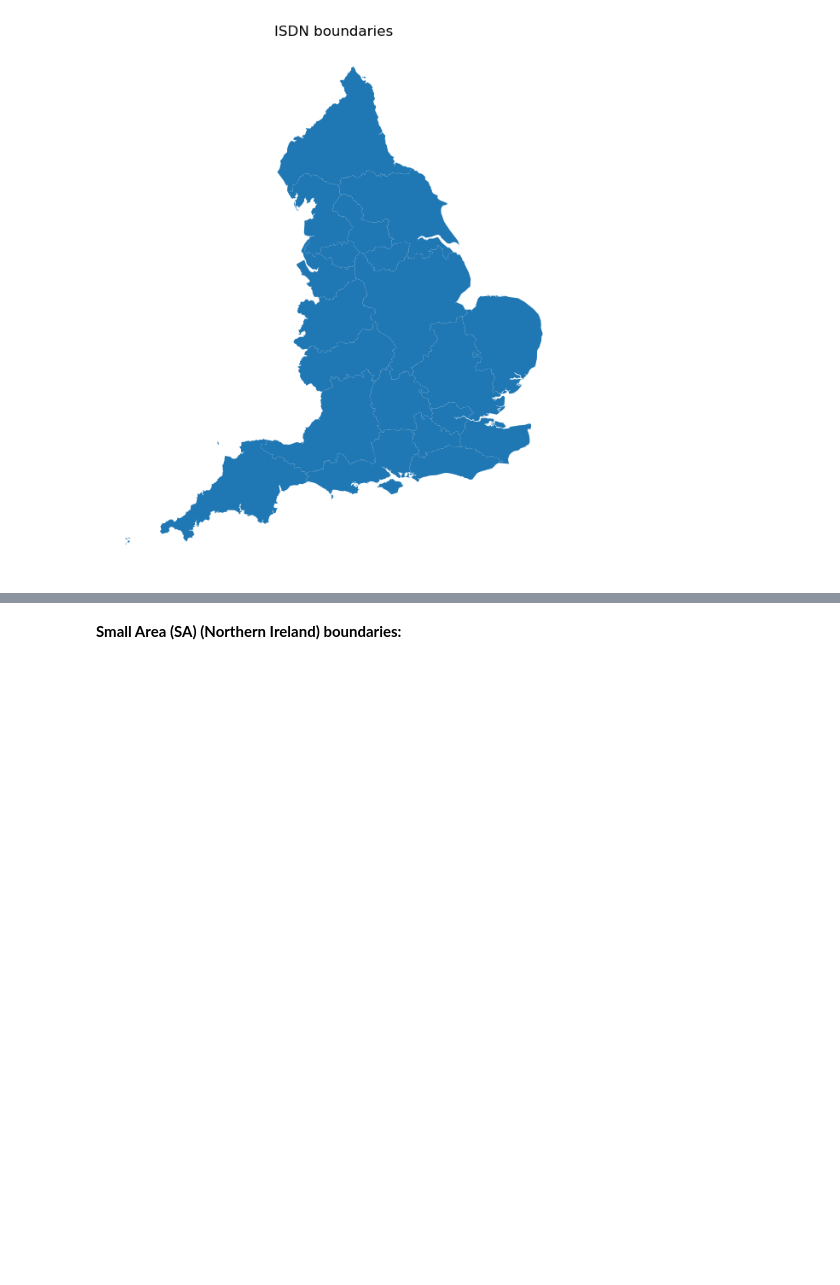
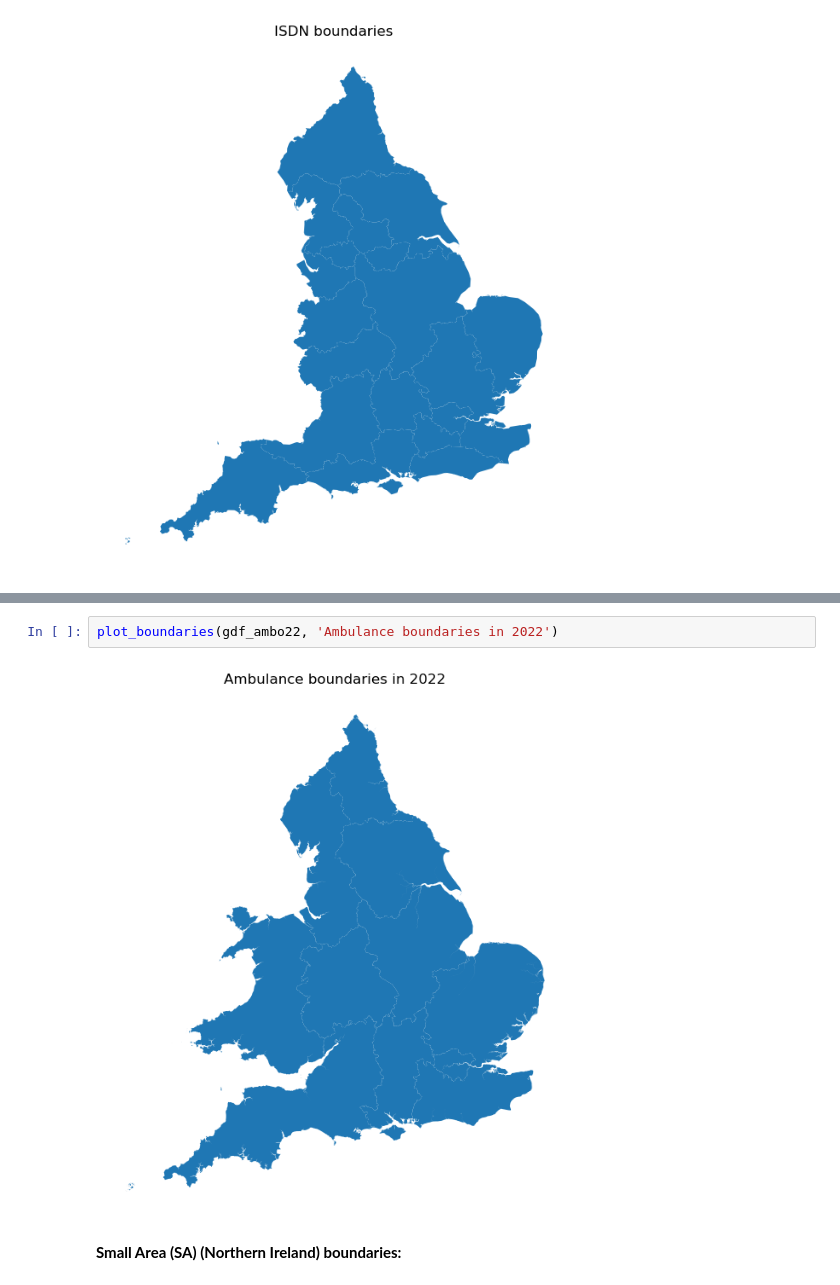
Before and after one commit to stroke-modelling/stroke-maps, a Jupyter notebook: _sources/02_import_data.ipynb, the cells around one changed output, grey strips where cells are left out. Drawn from its saved outputs; the diff is of its cells as text; blank space fills up the shorter version.

```diff
--- a/_sources/02_import_data.ipynb
+++ b/_sources/02_import_data.ipynb
@@ -343,3 +411,7 @@ plot_boundaries(gdf_isdn, 'ISDN boundaries')
+# %%
+plot_boundaries(gdf_ambo22, 'Ambulance boundaries in 2022')
+# %% [output]
+[figure, added]
 # %% [markdown]
 __Small Area (SA) (Northern Ireland) boundaries:__
 # %%
```
Also changed, not shown: parts of 13 cells of this notebook, 5 other files.
